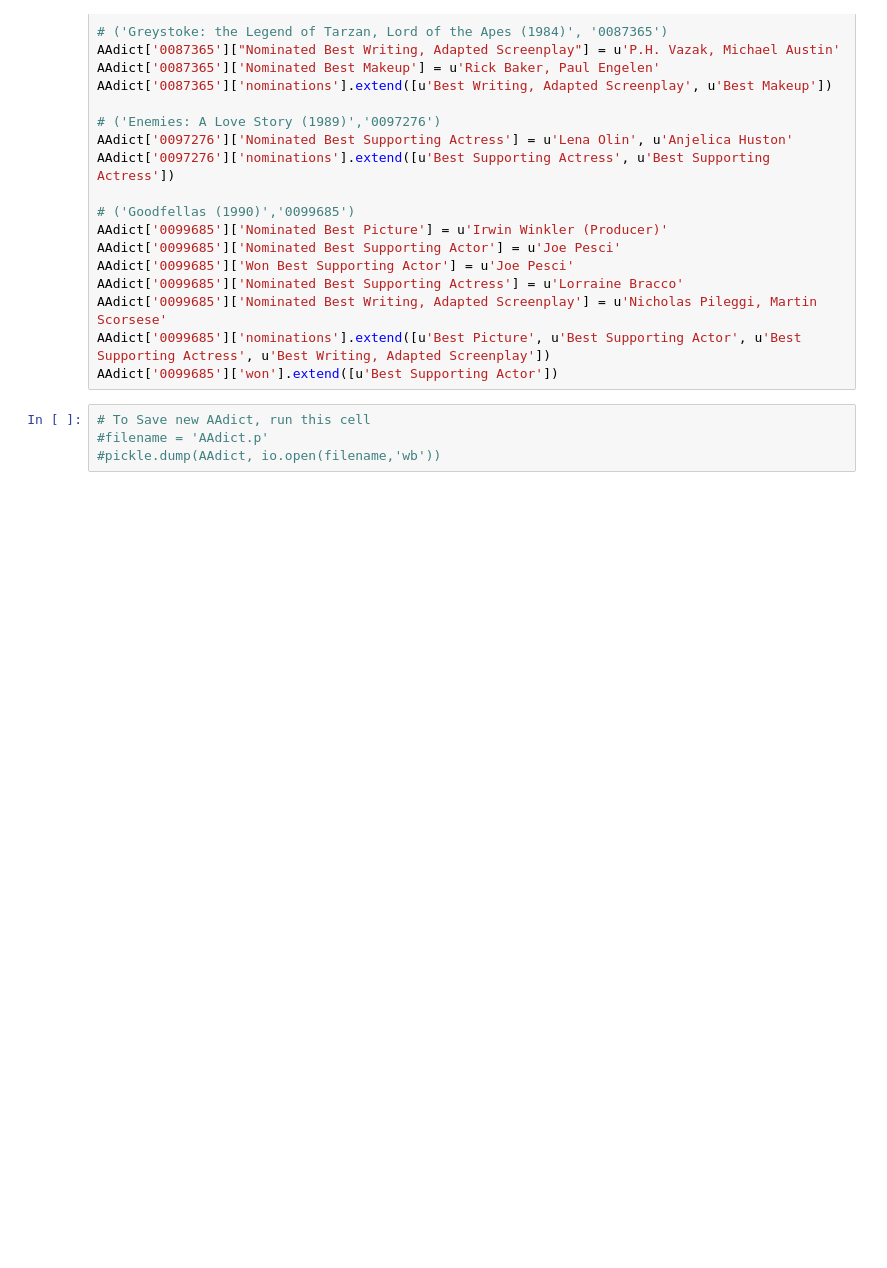
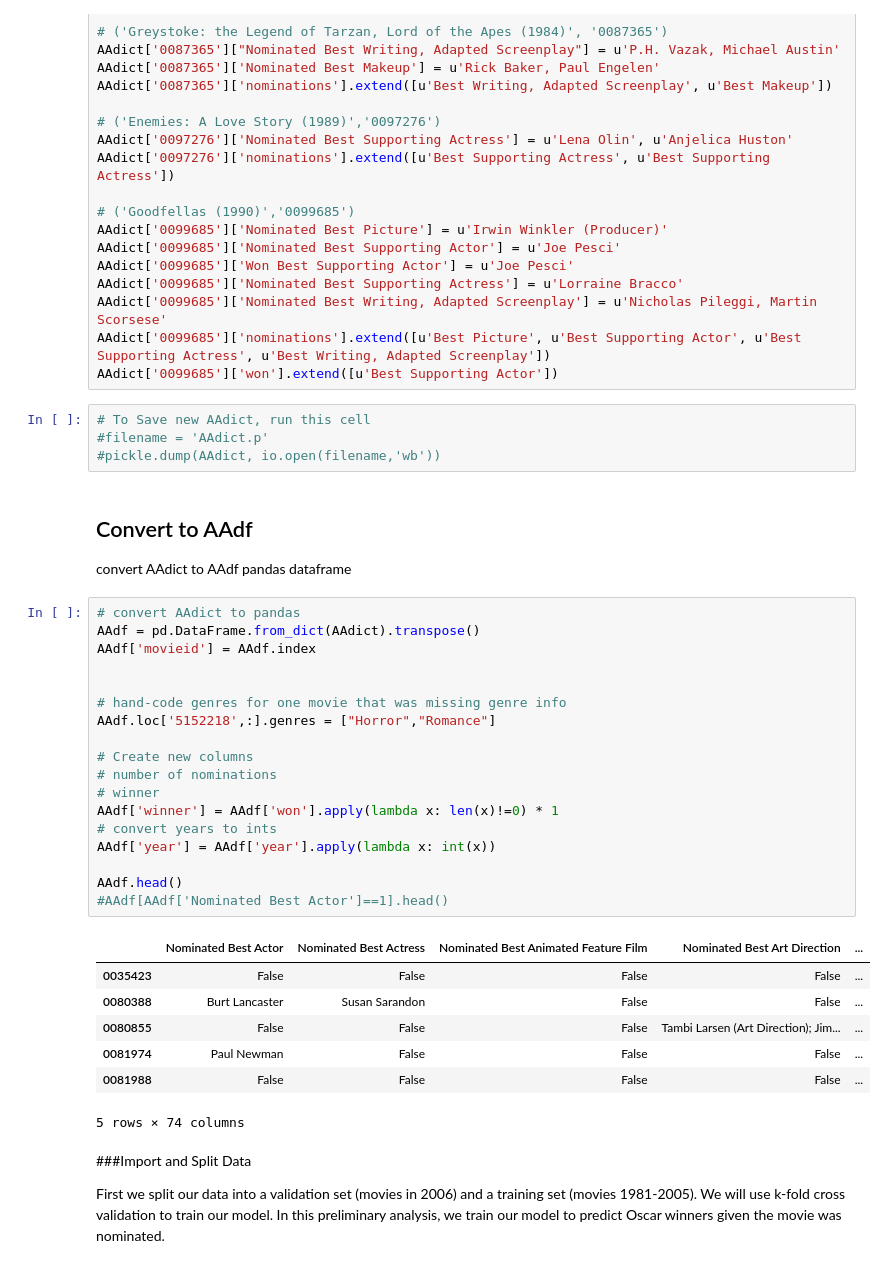
Before and after one commit to oscarpredictor/oscar-predictor, a Jupyter notebook: AAdict Notebook Clean Version.ipynb, the cells around one changed output. Saved outputs shown, nothing was run; the diff lists cells and outputs as text; blank space fills up the shorter version.

Commit message:
Added creation of AAdf into AAdict Notebook Clean Version

```diff
--- a/AAdict Notebook Clean Version.ipynb
+++ b/AAdict Notebook Clean Version.ipynb
@@ -583,3 +579,36 @@ AAdict['0099685']['won'].extend([u'Best Supporting Actor'])
 # To Save new AAdict, run this cell
 #filename = 'AAdict.p'
 #pickle.dump(AAdict, io.open(filename,'wb'))
+# %% [markdown]
+## Convert to AAdf
+convert AAdict to AAdf pandas dataframe
+# %%
+# convert AAdict to pandas
+AAdf = pd.DataFrame.from_dict(AAdict).transpose()
+AAdf['movieid'] = AAdf.index
+
+
+# hand-code genres for one movie that was missing genre info
+AAdf.loc['5152218',:].genres = ["Horror","Romance"]
+
+# Create new columns
+# number of nominations
+# winner
+AAdf['winner'] = AAdf['won'].apply(lambda x: len(x)!=0) * 1
+# convert years to ints
+AAdf['year'] = AAdf['year'].apply(lambda x: int(x))
+
+AAdf.head()
+#AAdf[AAdf['Nominated Best Actor']==1].head()
+# %% [output]
+|  | Nominated Best Actor | Nominated Best Actress | Nominated Best Animated Feature Film | Nominated Best Art Direction | ... |
+| 0035423 | False | False | False | False | ... |
+| 0080388 | Burt Lancaster | Susan Sarandon | False | False | ... |
+| 0080855 | False | False | False | Tambi Larsen (Art Direction); Jim... | ... |
+| 0081974 | Paul Newman | False | False | False | ... |
+| 0081988 | False | False | False | False | ... |
+5 rows × 74 columns
+# %% [markdown]
+###Import and Split Data
+
+First we split our data into a validation set (movies in 2006) and a training set (movies 1981-2005).  We will use k-fold cross validation to train our model.  In this preliminary analysis, we train our model to predict Oscar winners given the movie was nominated.
```
Also changed, not shown: parts of 9 cells of this notebook, 1 other file.
